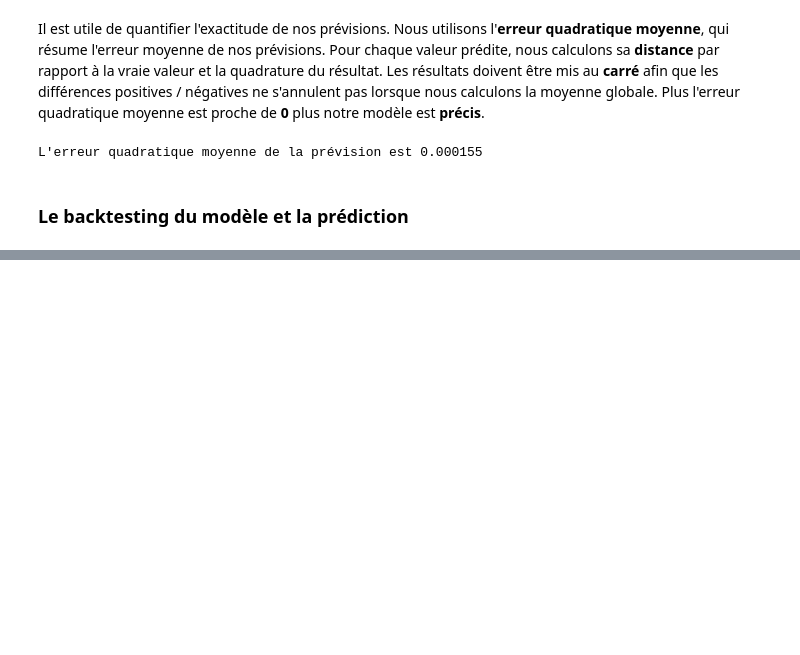
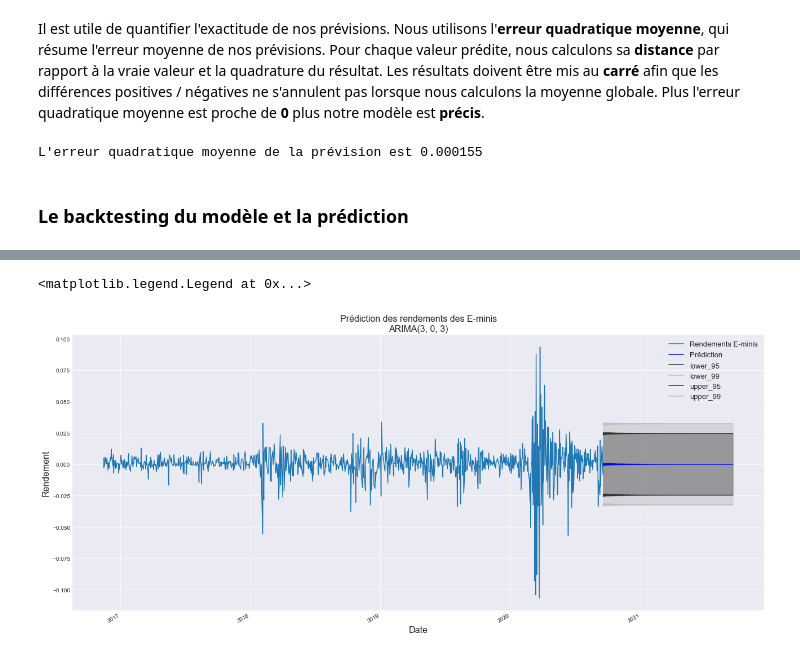
Before and after one commit to Lawisss/Helenos-Model, a Jupyter notebook: ARIMA.ipynb, the cells around one changed output, grey strips where cells are left out. Cells and saved outputs as stored; diff of their text form; code cells hidden in the pictures; blank space fills up the shorter version.

```diff
--- a/ARIMA.ipynb
+++ b/ARIMA.ipynb
@@ -398,21 +412,25 @@ fc_all.head()
 | 2020-09-20 | 0.000206 | -0.024316 | -0.032021 | 0.024728 | 0.032434 |
 | 2020-09-21 | 0.000382 | -0.024143 | -0.031849 | 0.024906 | 0.032612 |
 # %%
-# Plot 21 day forecast for SPX returns
+# Configuration du graphique
 
 plt.style.use('seaborn-darkgrid')
-fig = plt.figure(figsize=(15,10))
+fig = plt.figure(figsize=(22,10))
 ax = plt.gca()
+graph = TStest.plot(ax=ax, label='Rendements E-minis')
+graph.set_xlabel('Date', fontsize=16)
+graph.set_ylabel('Rendement', fontsize=16)
 
-ts = lrets['^GSPC'].iloc[-500:].copy()
-ts.plot(ax=ax, label='Rendements E-minis')
-# in sample prediction
-#pred = best_mdl.predict(ts.index[0], ts.index[-1])
-#pred.plot(ax=ax, style='r-', label='In-sample prediction')
+# Prédiction de l'échantillon
 
 styles = ['b-', '0.2', '0.75', '0.2', '0.75']
 fc_all.plot(ax=ax, style=styles)
-plt.fill_between(fc_all.index, fc_all.lower_ci_95, fc_all.upper_ci_95, color='gray', alpha=0.7)
-plt.fill_between(fc_all.index, fc_all.lower_ci_99, fc_all.upper_ci_99, color='gray', alpha=0.2)
-plt.title('{} Day SPX Return Forecast\nARIMA{}'.format(n_steps, best_order))
-plt.legend(loc='best', fontsize=10)
+
+plt.fill_between(fc_all.index, fc_all.lower_95, fc_all.upper_95, color='gray', alpha=0.7)
+plt.fill_between(fc_all.index, fc_all.lower_99, fc_all.upper_99, color='gray', alpha=0.2)
+
+plt.title('Prédiction des rendements des E-minis\nARIMA{}'.format(best_order), fontsize=16)
+plt.legend(loc='best', fontsize=13)
+# %% [output]
+<matplotlib.legend.Legend at 0x...>
+[figure, added]
```
Also changed, not shown: parts of 15 cells of this notebook, 2 other files.
